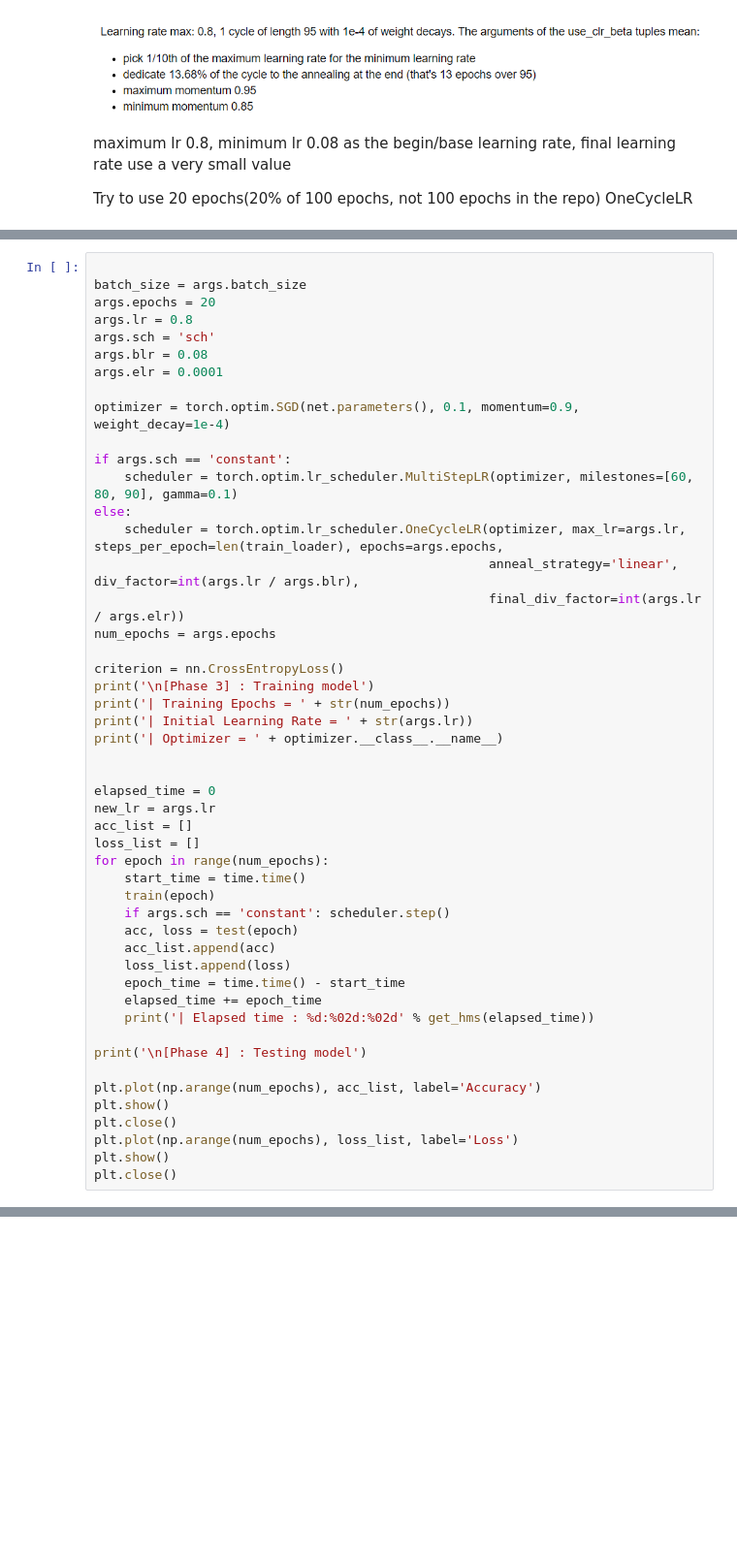
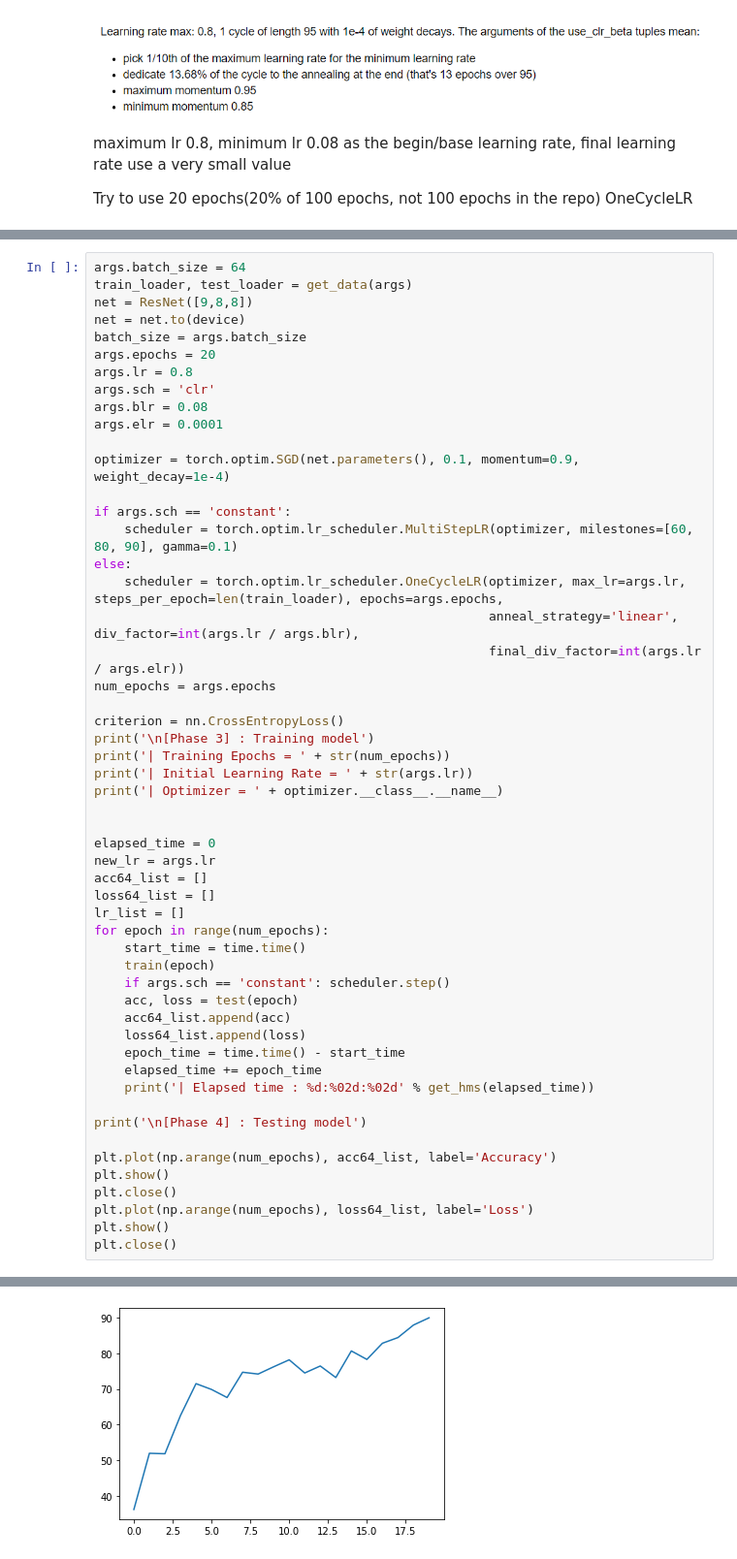
Before and after one commit to sndnyang/DLPaperCode, a Jupyter notebook: OneCycleLR/super_train-resnet56-cifar10.ipynb, the cells around one changed output, grey strips where cells are left out. Shown: that part at 97% size. Drawn from its saved outputs; the diff is of its cells as text; blank space fills up the shorter version.

```diff
--- a/OneCycleLR/super_train-resnet56-cifar10.ipynb
+++ b/OneCycleLR/super_train-resnet56-cifar10.ipynb
@@ -272,9 +423,12 @@ Try to use 20 epochs(20% of 100 epochs, not 100 epochs in the repo) OneCycleLR
 # %%
-
+args.batch_size = 64
+train_loader, test_loader = get_data(args)
+net = ResNet([9,8,8])
+net = net.to(device)
 batch_size = args.batch_size
 args.epochs = 20
 args.lr = 0.8
-args.sch = 'sch'
+args.sch = 'clr'
 args.blr = 0.08
 args.elr = 0.0001
 
@@ -297,24 +451,26 @@ print('| Optimizer = ' + optimizer.__class__.__name__)
 
 elapsed_time = 0
 new_lr = args.lr
-acc_list = []
-loss_list = []
+acc64_list = []
+loss64_list = []
+lr_list = []
 for epoch in range(num_epochs):
     start_time = time.time()
     train(epoch)
     if args.sch == 'constant': scheduler.step()
     acc, loss = test(epoch)
-    acc_list.append(acc)
-    loss_list.append(loss)
+    acc64_list.append(acc)
+    loss64_list.append(loss)
     epoch_time = time.time() - start_time
     elapsed_time += epoch_time
     print('| Elapsed time : %d:%02d:%02d' % get_hms(elapsed_time))
 
 print('\n[Phase 4] : Testing model')
 
-plt.plot(np.arange(num_epochs), acc_list, label='Accuracy')
+plt.plot(np.arange(num_epochs), acc64_list, label='Accuracy')
 plt.show()
 plt.close()
-plt.plot(np.arange(num_epochs), loss_list, label='Loss')
+plt.plot(np.arange(num_epochs), loss64_list, label='Loss')
 plt.show()
 plt.close()
+# %% [output]
@@ -320,0 +494 @@ plt.close()
+[figure, added]
```
Also changed, not shown: parts of 16 cells of this notebook, 1 other file.
